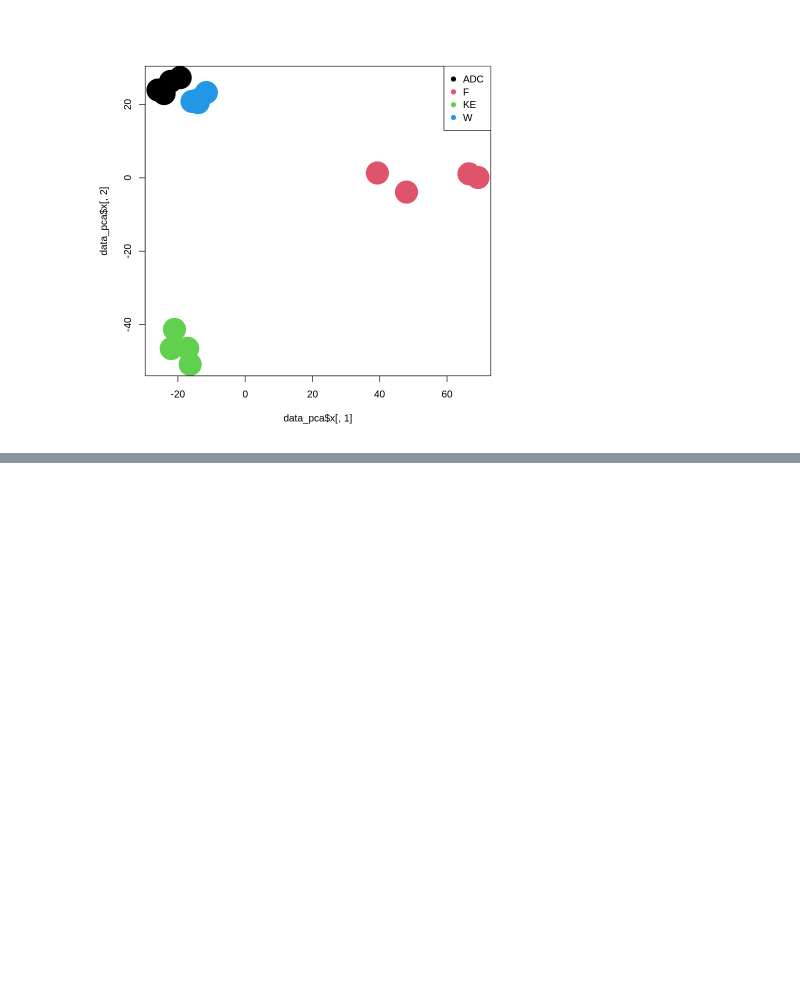
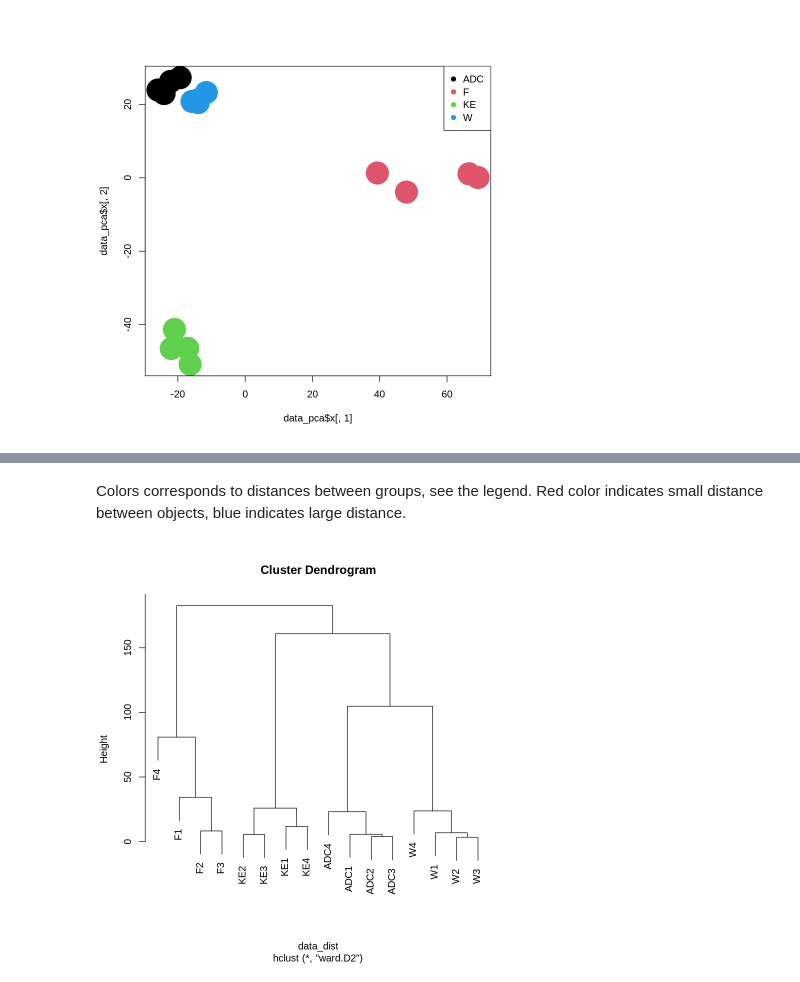
Before and after one commit to kamclar/statisticka_analyza_dat_cviceni, a Jupyter notebook: Lesson_12.ipynb, the cells around one changed output, grey strips where cells are left out. Saved outputs shown, nothing was run; the diff lists cells and outputs as text; code cells hidden in the pictures; blank space fills up the shorter version.

```diff
--- a/Lesson_12.ipynb
+++ b/Lesson_12.ipynb
@@ -604,0 +657,15 @@ legend("topright",
+# %% [markdown]
+Colors corresponds to distances between groups, see the legend. Red color indicates small distance between objects, blue indicates large distance.
+# %%
+# In case you would like to use standard R procedure for computing hierarchical clustering:
+
+# Compute dissimilarity matrix
+data_dist <- dist(df, method = "euclidean") # maximum, manhattan, canberra, binary,  minkowski
+
+# Compute hierarchical clustering
+data_clusts <- hclust(data_dist, method = "ward.D2") # single, complete, average, mcquitty, median, centroid
+
+# Visualize
+plot(data_clusts, cex = 1)
+# %% [output]
+[figure, added]
```
Also changed, not shown: parts of 29 cells of this notebook.
